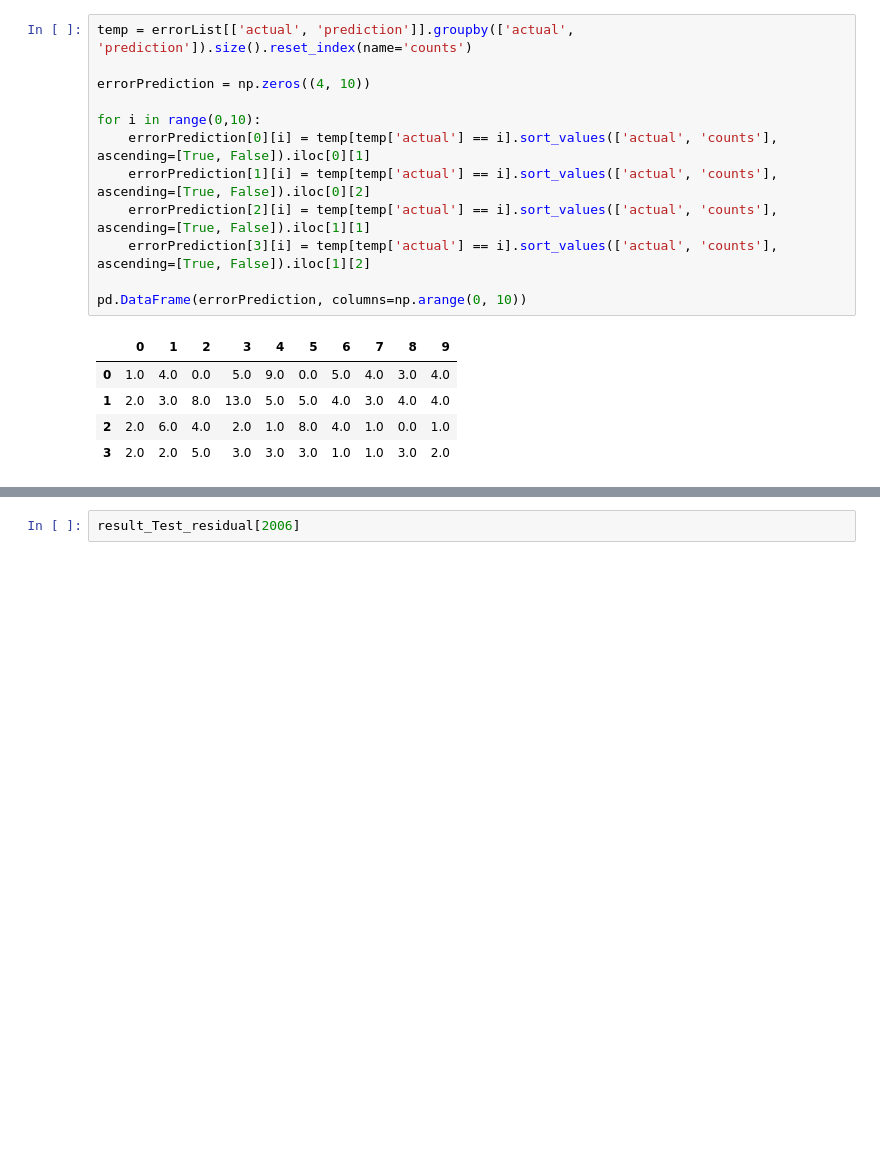
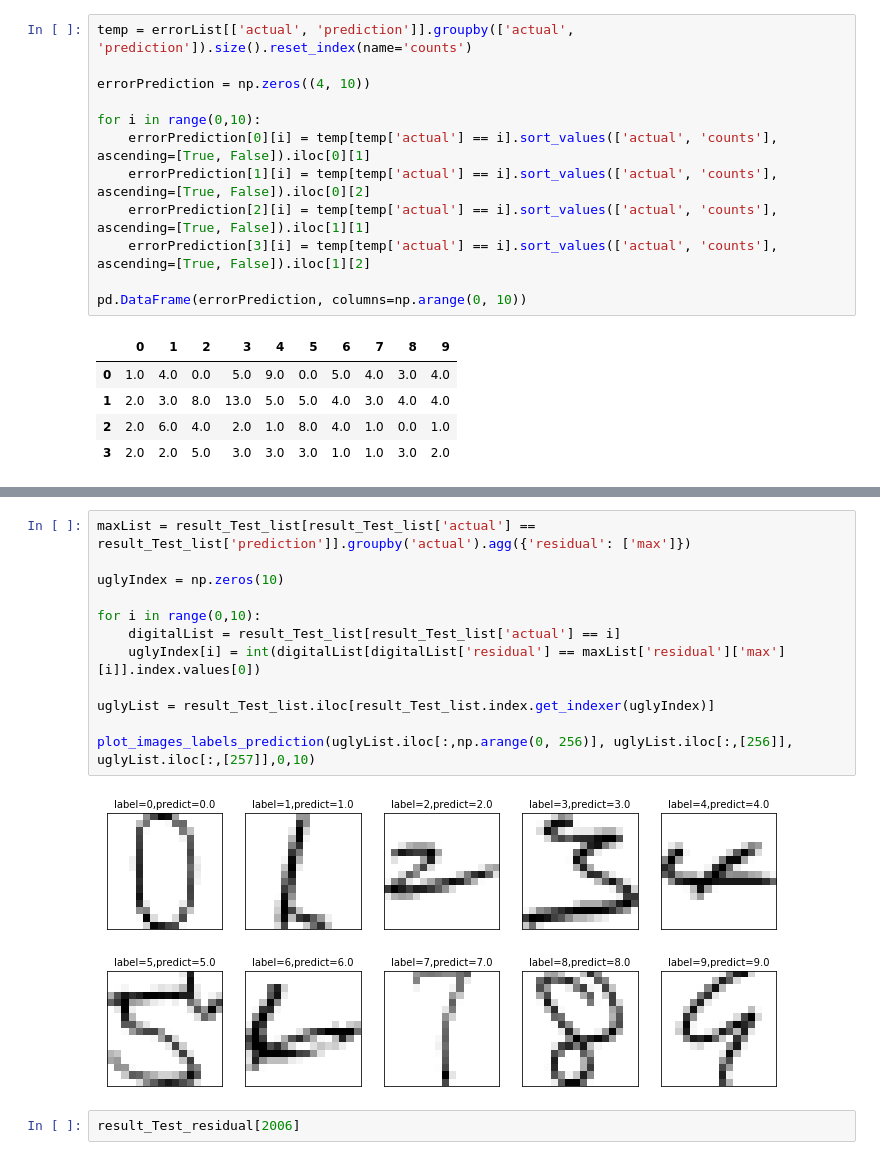
Before and after one commit to Chris99252/NCUC-DataAnalysis, a Jupyter notebook: HW2-HandWritter.ipynb, the cells around one changed output, grey strips where cells are left out. Cells and saved outputs as stored; diff of their text form; blank space fills up the shorter version.

```diff
--- a/HW2-HandWritter.ipynb
+++ b/HW2-HandWritter.ipynb
@@ -428,3 +482,17 @@ pd.DataFrame(errorPrediction, columns=np.arange(0, 10))
+# %%
+maxList = result_Test_list[result_Test_list['actual'] == result_Test_list['prediction']].groupby('actual').agg({'residual': ['max']})
+
+uglyIndex = np.zeros(10)
+
+for i in range(0,10):
+    digitalList = result_Test_list[result_Test_list['actual'] == i]
+    uglyIndex[i] = int(digitalList[digitalList['residual'] == maxList['residual']['max'][i]].index.values[0])
+
+uglyList = result_Test_list.iloc[result_Test_list.index.get_indexer(uglyIndex)]
+
+plot_images_labels_prediction(uglyList.iloc[:,np.arange(0, 256)], uglyList.iloc[:,[256]], uglyList.iloc[:,[257]],0,10)
+# %% [output]
+[figure, added]
 # %%
 result_Test_residual[2006]
 # %% [output]
```
Also changed, not shown: parts of 7 cells of this notebook.
